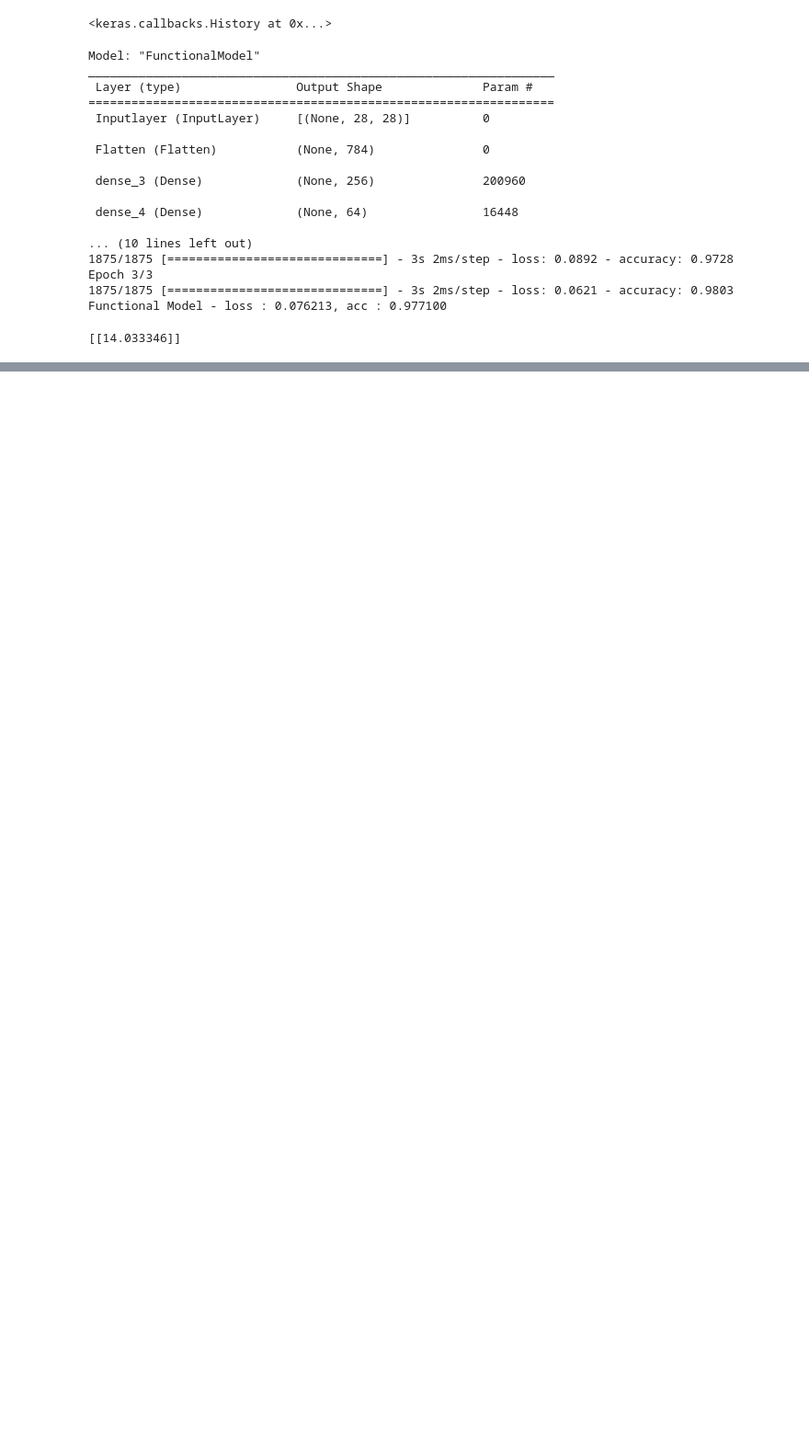
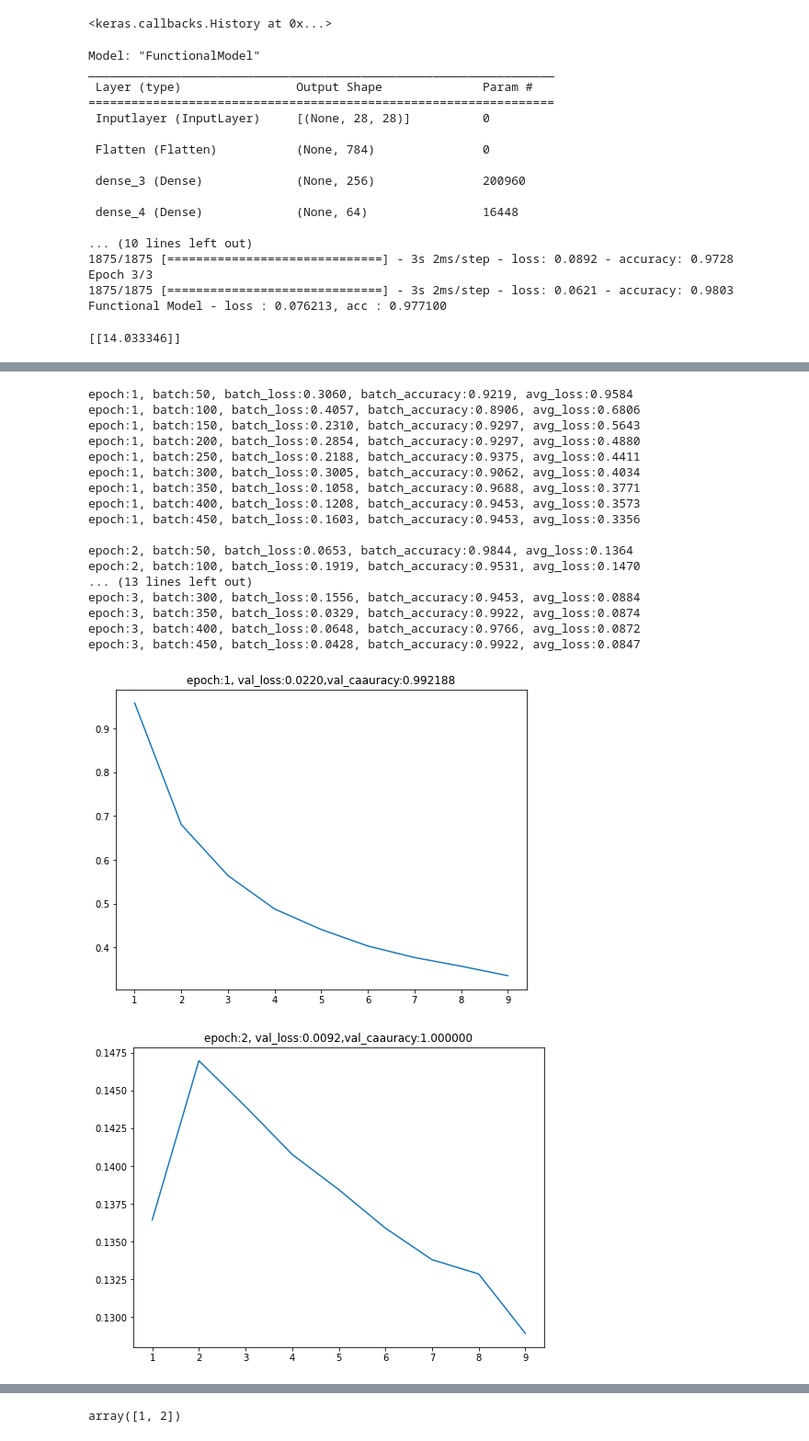
Before and after one commit to limit9895/Study, a Jupyter notebook: Tensorflow_study.ipynb, the cells around one changed output, grey strips where cells are left out. Shown at 92% size. Cells and saved outputs as stored; diff of their text form; code cells hidden in the pictures; blank space fills up the shorter version.

```diff
--- a/Tensorflow_study.ipynb
+++ b/Tensorflow_study.ipynb
@@ -1493,0 +1539,75 @@ print(model.predict([6.0]))
+# %%
+#사용자 정의-훈련
+#train on batch
+import tensorflow as tf
+import matplotlib.pyplot as plt
+import numpy as np
+
+mnist = tf.keras.datasets.mnist # mnist 로드
+(x_train, y_train),(x_test,y_test) = mnist.load_data() #load_data()로 데이터셋 로드
+x_train = x_train/x_train.max()#데이터셋 정규화
+x_test = x_test/x_test.max()#데이터셋 정규화
+
+model = tf.keras.Sequential([
+        tf.keras.layers.Flatten(input_shape=(28,28)), #Dense 레이어에 입력값으로 넣기 위해서는 (28,28)의 2차원 데이터로 넣을수 없기 때문에 (784)의 1차원 데이터로 변경
+        tf.keras.layers.Dense(256,activation='relu'),
+        tf.keras.layers.Dense(64,activation='relu'),
+        tf.keras.layers.Dense(32,activation='relu'),
+        tf.keras.layers.Dense(10, activation='softmax')
+        ])
+
+model.compile(optimizer='adam',loss='sparse_categorical_crossentropy',metrics =['accuracy'])
+
+#배치 생성 함수
+def get_batches(x,y,batch_size=32):
+    for i in range(int(x.shape[0]//batch_size)):
+        x_batch = x[i*batch_size:(i+1)*batch_size]
+        y_batch = y[i*batch_size:(i+1)*batch_size]
+        yield(np.asarray(x_batch),np.asarray(y_batch))
+
+#1개의 배치 로드
+#x,y = next(get_batches(x_train,y_train))
+#x.shape, y.shape
+
+#모니터링
+MONITOR_STEP = 50
+
+for epoch in range(1,4):
+    batch = 1
+    total_loss = 0
+    losses = []
+    for x,y in get_batches(x_train, y_train, batch_size=128):
+        #배치별 훈련
+        loss, acc = model.train_on_batch(x,y)
+        total_loss += loss
+
+        #출력
+        if batch % MONITOR_STEP == 0:
+            losses.append(total_loss / batch)
+            print(f'epoch:{epoch}, batch:{batch}, batch_loss:{loss:.4f}, batch_accuracy:{acc:.4f}, avg_loss:{total_loss/batch:.4f}')
+        batch += 1
+
+    plt.figure(figsize=(8,6))
+    plt.plot(np.arange(1,batch//MONITOR_STEP+1), losses)
+    plt.title(f'epoch:{epoch}, val_loss:{loss:.4f},val_caauracy:{acc:4f}')
+    print()
+# %% [output]
+epoch:1, batch:50, batch_loss:0.3060, batch_accuracy:0.9219, avg_loss:0.9584
+epoch:1, batch:100, batch_loss:0.4057, batch_accuracy:0.8906, avg_loss:0.6806
+epoch:1, batch:150, batch_loss:0.2310, batch_accuracy:0.9297, avg_loss:0.5643
+epoch:1, batch:200, batch_loss:0.2854, batch_accuracy:0.9297, avg_loss:0.4880
+epoch:1, batch:250, batch_loss:0.2188, batch_accuracy:0.9375, avg_loss:0.4411
+epoch:1, batch:300, batch_loss:0.3005, batch_accuracy:0.9062, avg_loss:0.4034
+epoch:1, batch:350, batch_loss:0.1058, batch_accuracy:0.9688, avg_loss:0.3771
+epoch:1, batch:400, batch_loss:0.1208, batch_accuracy:0.9453, avg_loss:0.3573
+epoch:1, batch:450, batch_loss:0.1603, batch_accuracy:0.9453, avg_loss:0.3356
+
+epoch:2, batch:50, batch_loss:0.0653, batch_accuracy:0.9844, avg_loss:0.1364
+epoch:2, batch:100, batch_loss:0.1919, batch_accuracy:0.9531, avg_loss:0.1470
+... (13 lines left out)
+epoch:3, batch:300, batch_loss:0.1556, batch_accuracy:0.9453, avg_loss:0.0884
+epoch:3, batch:350, batch_loss:0.0329, batch_accuracy:0.9922, avg_loss:0.0874
+epoch:3, batch:400, batch_loss:0.0648, batch_accuracy:0.9766, avg_loss:0.0872
+epoch:3, batch:450, batch_loss:0.0428, batch_accuracy:0.9922, avg_loss:0.0847
+[figure, added]
+[figure, added]
@@ -1493,0 +1615,4 @@ print(model.predict([6.0]))
+# %%
+np.arange(1,3)
+# %% [output]
+array([1, 2])
```
Also changed, not shown: parts of 3 cells of this notebook.
